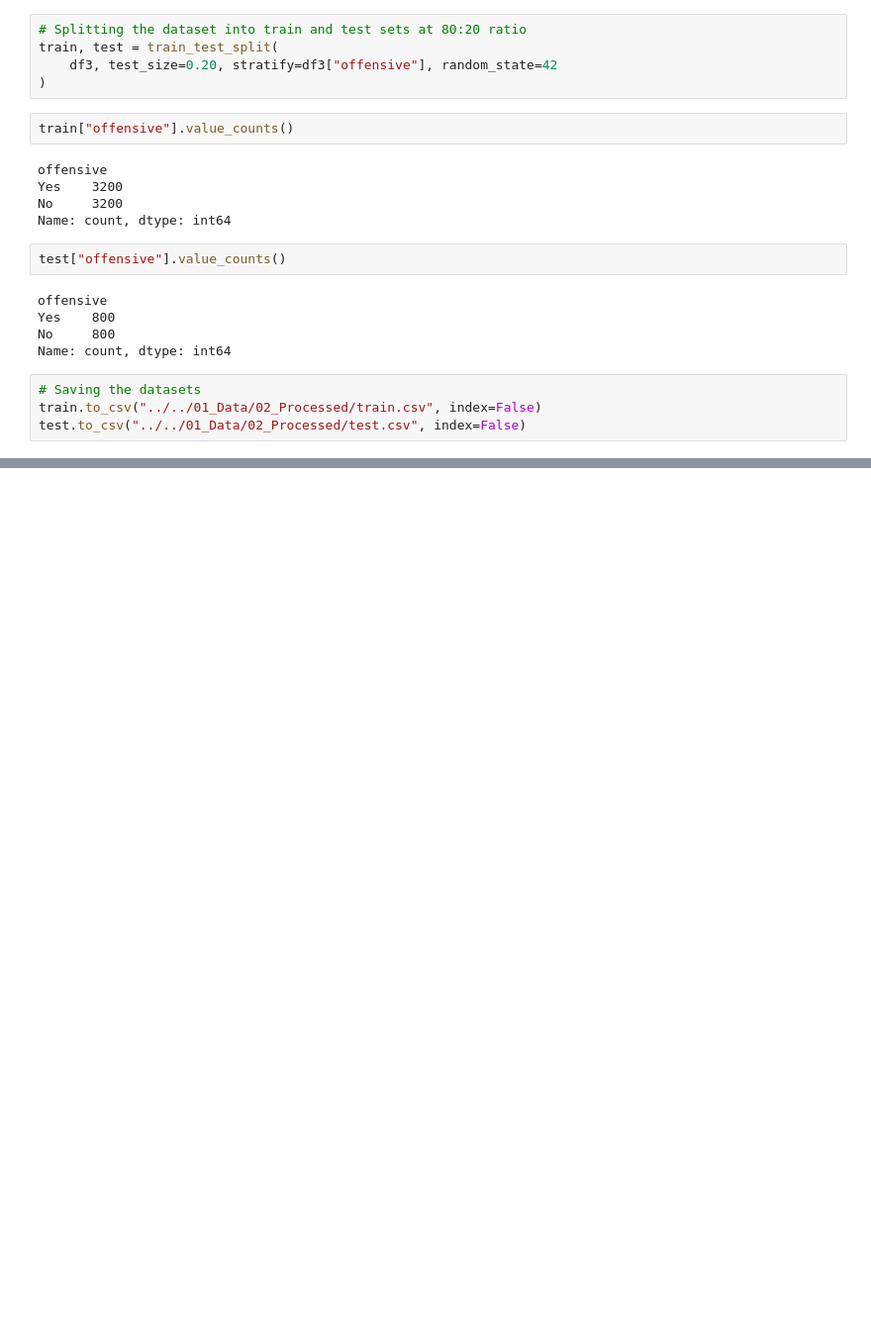
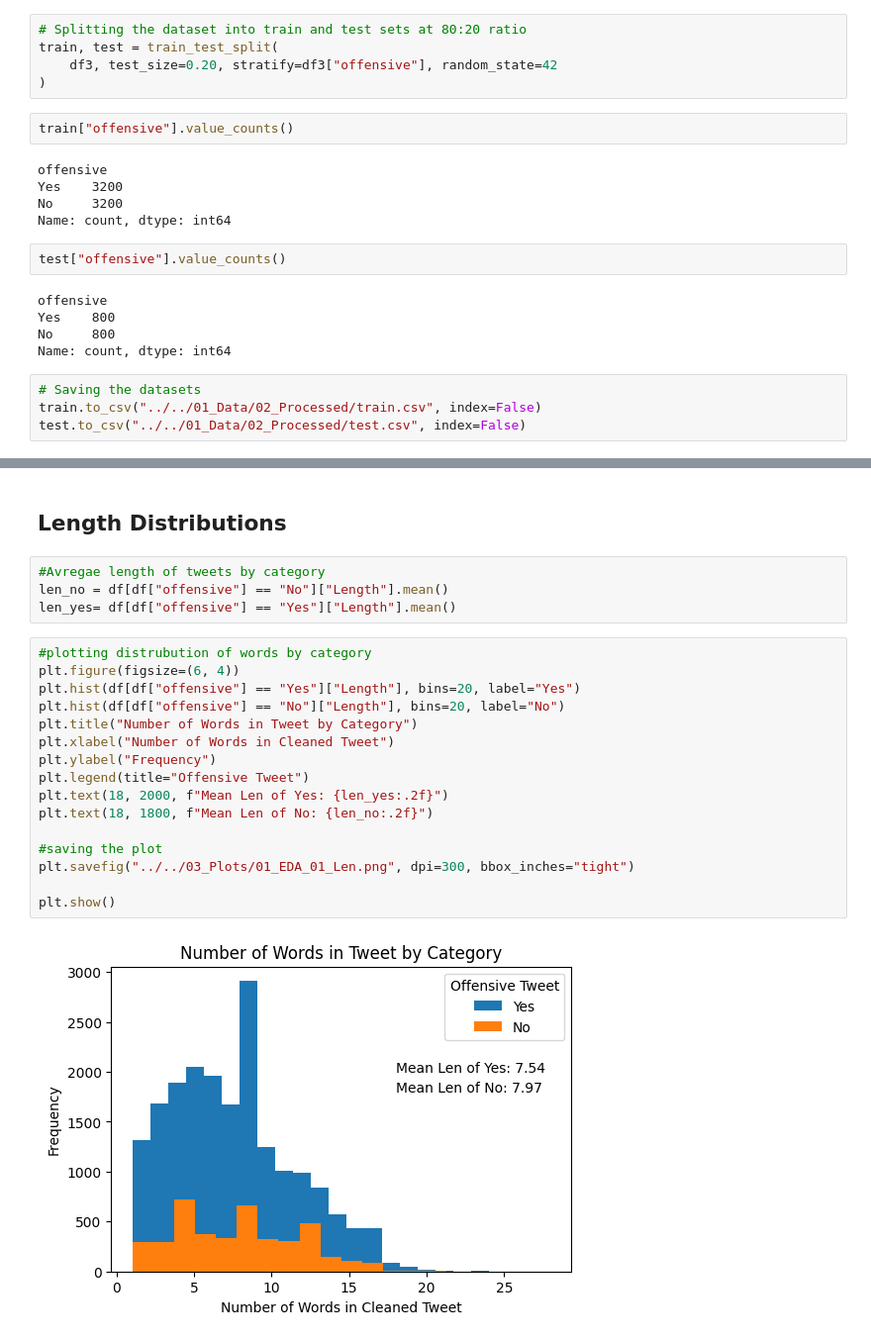
Before and after one commit to nogibjj/NLP_Final_Twiiter-Offense-Classification, a Jupyter notebook: 02_Codes/01_Data_Processing/02_Cleaning.ipynb, the cells around one changed output, grey strips where cells are left out. Shown at 99% size. Saved outputs shown, nothing was run; the diff lists cells and outputs as text; blank space fills up the shorter version.

Commit message:
added EDA plots

```diff
--- a/02_Codes/01_Data_Processing/02_Cleaning.ipynb
+++ b/02_Codes/01_Data_Processing/02_Cleaning.ipynb
@@ -267,0 +280,24 @@ test.to_csv("../../01_Data/02_Processed/test.csv", index=False)
+# %% [markdown]
+## Length Distributions
+# %%
+#Avregae length of tweets by category
+len_no = df[df["offensive"] == "No"]["Length"].mean()
+len_yes= df[df["offensive"] == "Yes"]["Length"].mean()
+# %%
+#plotting distrubution of words by category
+plt.figure(figsize=(6, 4))
+plt.hist(df[df["offensive"] == "Yes"]["Length"], bins=20, label="Yes")
+plt.hist(df[df["offensive"] == "No"]["Length"], bins=20, label="No")
+plt.title("Number of Words in Tweet by Category")
+plt.xlabel("Number of Words in Cleaned Tweet")
+plt.ylabel("Frequency")
+plt.legend(title="Offensive Tweet")
+plt.text(18, 2000, f"Mean Len of Yes: {len_yes:.2f}")
+plt.text(18, 1800, f"Mean Len of No: {len_no:.2f}")
+
+#saving the plot
+plt.savefig("../../03_Plots/01_EDA_01_Len.png", dpi=300, bbox_inches="tight")
+
+plt.show()
+# %% [output]
+[figure, added]
```
Also changed, not shown: parts of 14 cells of this notebook, 6 other files.
